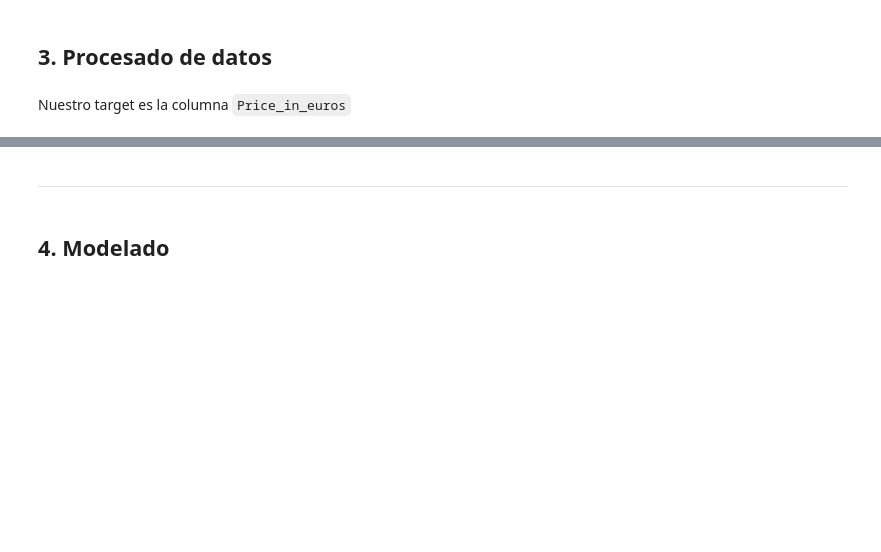
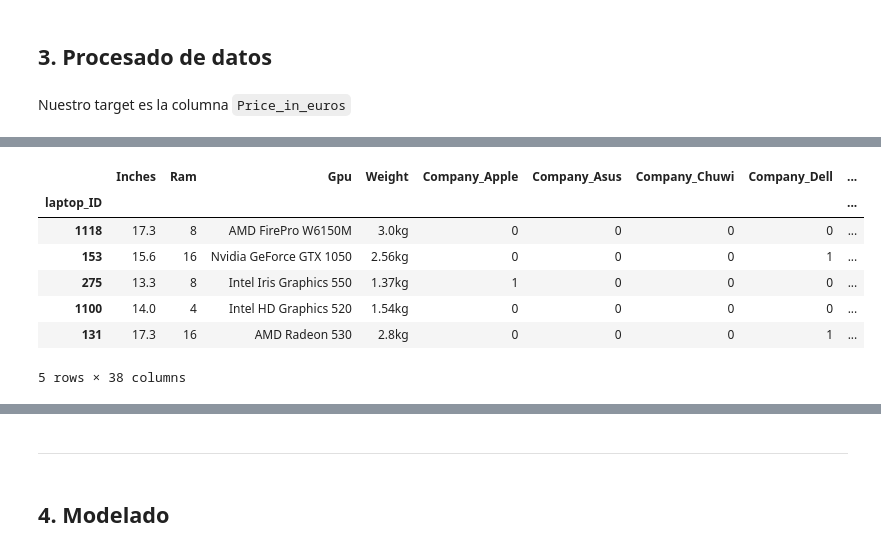
Before and after one commit to Nick-Brown-Git/ONLINE_DS_THEBRIDGE_repo_nicholas_brown, a Jupyter notebook: Team_Challenges/TC_04_Sprint_12_Kaggle/Kaggle_submission.ipynb, the cells around one changed output, grey strips where cells are left out. Cells and saved outputs as stored; diff of their text form; code cells hidden in the pictures; blank space fills up the shorter version.

```diff
--- a/Team_Challenges/TC_04_Sprint_12_Kaggle/Kaggle_submission.ipynb
+++ b/Team_Challenges/TC_04_Sprint_12_Kaggle/Kaggle_submission.ipynb
@@ -64,0 +264,28 @@ Nuestro target es la columna `Price_in_euros`
+# %%
+X_train["gpu_brand"] = "other"
+X_test["gpu_brand"] = "other"
+
+
+X_train.loc[X_train["Gpu"].str.contains("intel", case=False, na=False), "gpu_brand"] = "intel"
+X_test.loc[X_test["Gpu"].str.contains("intel", case=False, na=False), "gpu_brand"] = "intel"
+
+X_train.loc[X_train["Gpu"].str.contains("nvidia", case=False, na=False), "gpu_brand"] = "nvidia"
+X_test.loc[X_test["Gpu"].str.contains("nvidia", case=False, na=False), "gpu_brand"] = "nvidia"
+
+X_train.loc[X_train["Gpu"].str.contains("amd|radeon", case=False, na=False), "gpu_brand"] = "amd"
+X_test.loc[X_test["Gpu"].str.contains("amd|radeon", case=False, na=False), "gpu_brand"] = "amd"
+# %%
+X_train = pd.get_dummies(X_train, columns = ["gpu_brand"], drop_first=True, dtype=int)
+X_test = pd.get_dummies(X_test, columns = ["gpu_brand"], drop_first=True, dtype=int)
+X_test = X_test.reindex(columns=X_train.columns,fill_value=0)
+# %%
+X_train.head()
+# %% [output]
+|  | Inches | Ram | Gpu | Weight | Company_Apple | Company_Asus | Company_Chuwi | Company_Dell | ... |
+| laptop_ID |  |  |  |  |  |  |  |  | ... |
+| 1118 | 17.3 | 8 | AMD FirePro W6150M | 3.0kg | 0 | 0 | 0 | 0 | ... |
+| 153 | 15.6 | 16 | Nvidia GeForce GTX 1050 | 2.56kg | 0 | 0 | 0 | 1 | ... |
+| 275 | 13.3 | 8 | Intel Iris Graphics 550 | 1.37kg | 1 | 0 | 0 | 0 | ... |
+| 1100 | 14.0 | 4 | Intel HD Graphics 520 | 1.54kg | 0 | 0 | 0 | 0 | ... |
+| 131 | 17.3 | 16 | AMD Radeon 530 | 2.8kg | 0 | 0 | 0 | 1 | ... |
+5 rows × 38 columns
```
Also changed, not shown: parts of 90 cells of this notebook, 8 other files.
